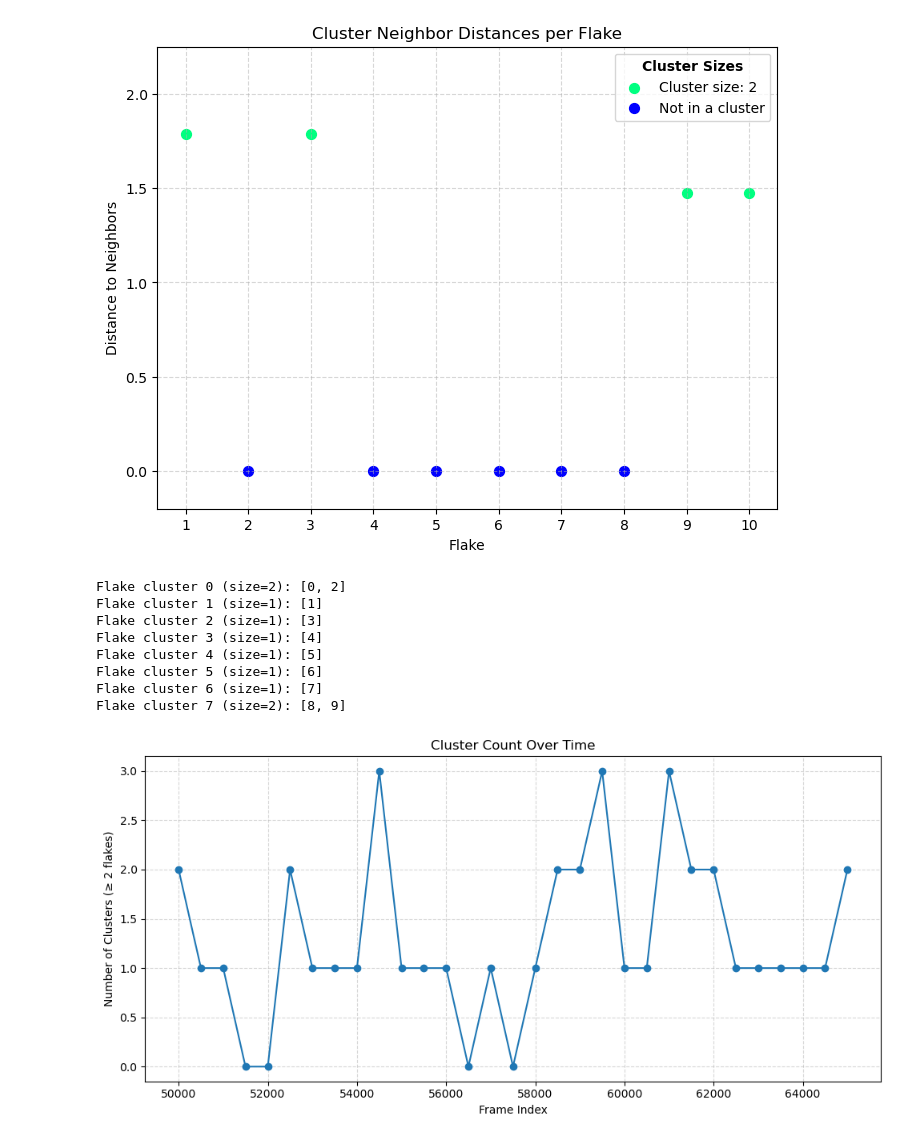
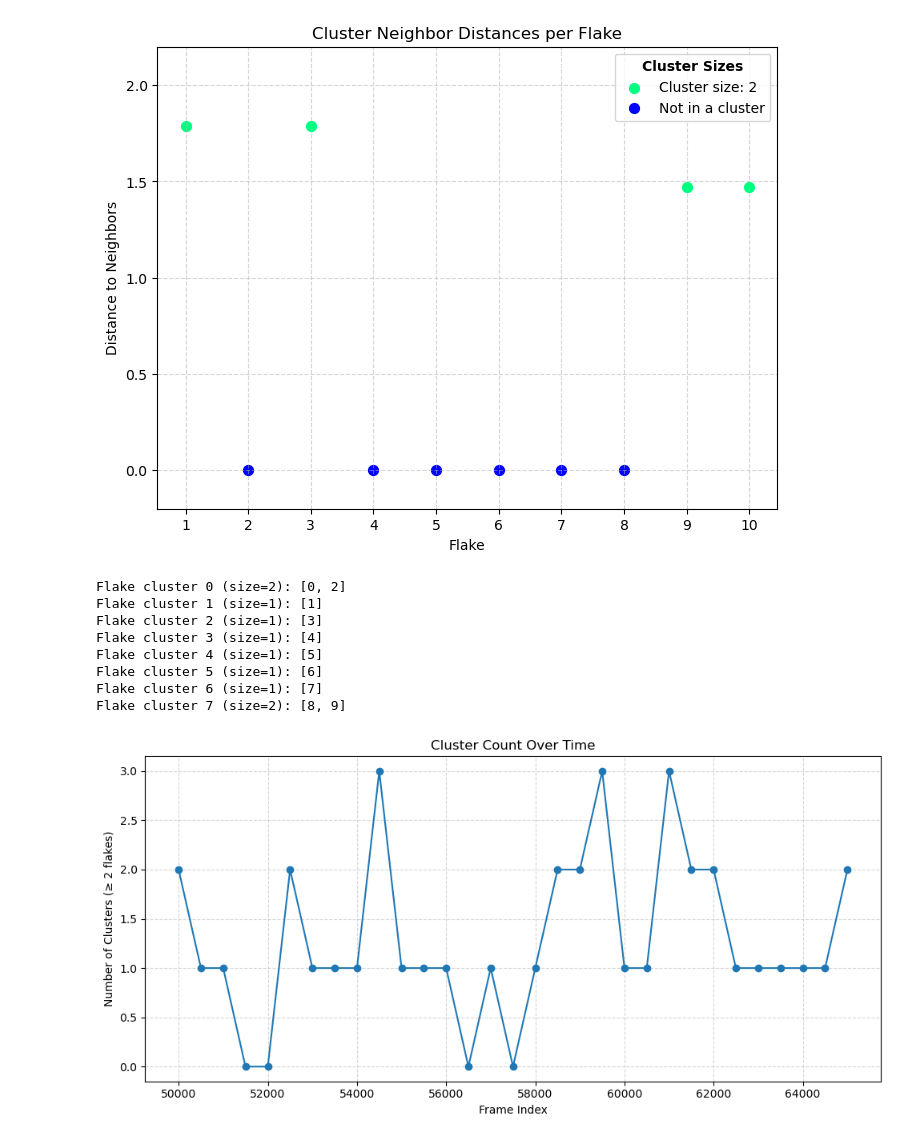
Before and after one commit to eridanirojas/mxene, a Jupyter notebook: working_examples/cme_utils_clustering.ipynb, the cells around one changed output. Saved outputs shown, nothing was run; the diff lists cells and outputs as text; code cells hidden in the pictures.

Commit message:
updating cluster plot

```diff
--- a/working_examples/cme_utils_clustering.ipynb
+++ b/working_examples/cme_utils_clustering.ipynb
@@ -69,35 +69,35 @@ size_color_map = {size: cmap(norm(size)) for size in unique_sizes}
 size_label_map = {size: f"Cluster size: {size}" if size > 1 else "Not in a cluster" for size in unique_sizes}
 plt.figure(figsize=(8,6))
 plotted_labels = set()
 
 for size in unique_sizes:
     color = size_color_map[size]
     label = size_label_map[size]
     flakes_of_size = [f for f, s in cluster_size_map.items() if s == size]
     for flake in flakes_of_size:
         pos1 = coms[flake_ids == flake][0]
         nbrs = neighbors.get(flake, [])
         distances = [np.linalg.norm(pos1 - coms[flake_ids == nbr][0]) for nbr in nbrs] or [0]
         x_vals = [flake + 1] * len(distances)
         if label not in plotted_labels:
             plt.scatter(x_vals, distances, s=50, color=color, label=label)
             plotted_labels.add(label)
         else:
             plt.scatter(x_vals, distances, s=50, color=color)
 
 plt.xlabel("Flake")
 plt.ylabel("Distance to Neighbors")
 plt.title("Cluster Neighbor Distances per Flake")
 plt.xticks(range(1, len(flake_ids) + 1))
-plt.ylim(-0.2, cutoff + 0.25)
+plt.ylim(-0.2, cutoff + 0.2)
 plt.grid(True, linestyle='--', alpha=0.5)
 plt.legend(title="Cluster Sizes", title_fontproperties=FontProperties(weight='bold'))
 plt.show()
 
 for i, cluster in enumerate(flake_clusters):
     print(f"Flake cluster {i} (size={len(cluster)}): {sorted(cluster)}")
 # %% [output]
-[figure, old version]
+[figure, new version]
 Flake cluster 0 (size=2): [0, 2]
 Flake cluster 1 (size=1): [1]
 Flake cluster 2 (size=1): [3]
```
Also changed, not shown: parts of 1 cell of this notebook.
